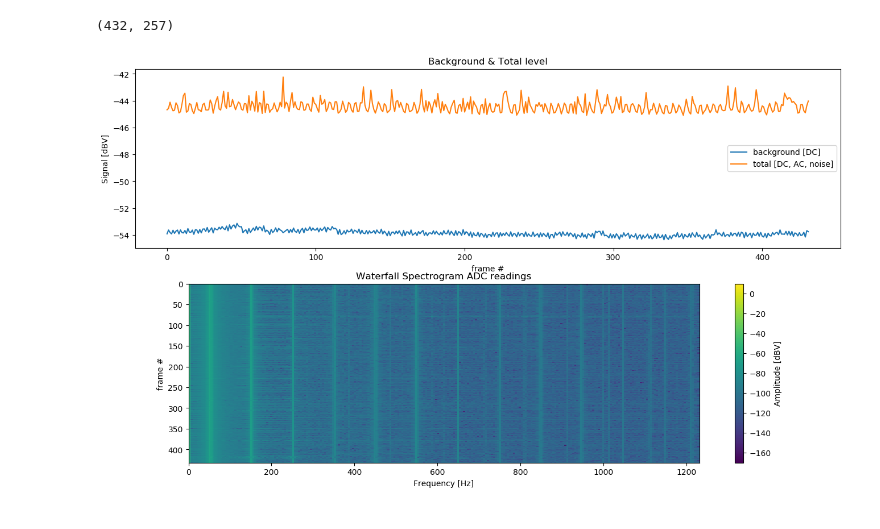
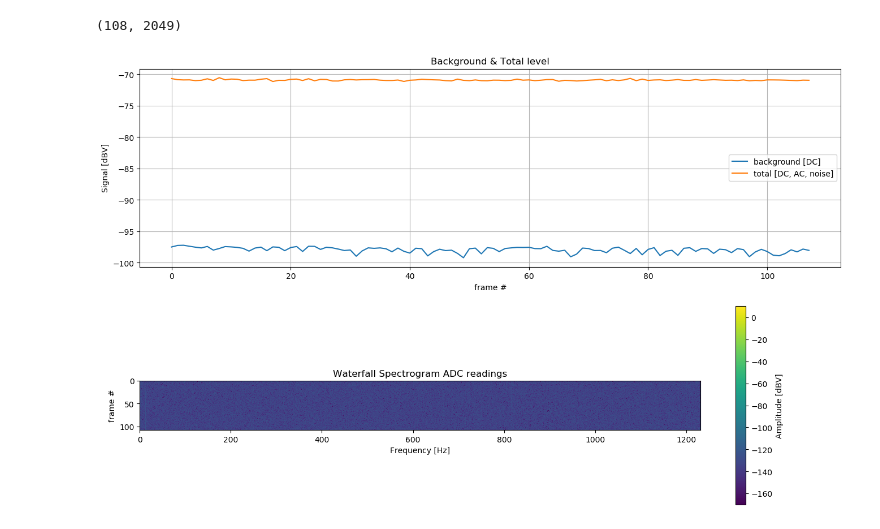
Before and after one commit to Habraken/WaveShare-ADS1256, a Jupyter notebook: data_analysis.ipynb, the cells around one changed output. Drawn from its saved outputs; the diff is of its cells as text; code cells hidden in the pictures.

```diff
--- a/data_analysis.ipynb
+++ b/data_analysis.ipynb
@@ -148,33 +197,37 @@ Peaks:
+# %%
+fft_points = (2 ** 12)
+#time_step  = 1./data_rate
+#bin_width  = 1/(data.size*time_step)
+bin_width = data_rate/fft_points
+freq_bins  = np.fft.rfftfreq(fft_points, d=1/data_rate)
+waterfall  = np.empty((int(data.size/fft_points),int(fft_points/2)+1))
+background = np.empty(int(data.size/fft_points))
+total      = np.empty(int(data.size/fft_points))
+print(waterfall.shape)
+for i in range(int(data.size/fft_points)):
+    waterfall[i,]   = 1/fft_points*np.abs(np.fft.rfft(data[i*fft_points:(i+1)*fft_points], norm='backward'))
+    waterfall[i,1:] = waterfall[i,1:] * 2
+    background[i]   = waterfall[i,0]
+    total[i]        = np.sum((waterfall[i,])*bin_width)
+# %% [output]
+(108, 2049)
 # %%
-
-fig, (axis1,axis2) = plt.subplots(2,1, figsize =(16, 9), facecolor=(1,1,1))
-fft_points = (2 ** 9)
-time_step  = 1./data_rate
-bin_width  = 1/(data.size*time_step)
-freq_bins  = np.fft.rfftfreq(fft_points, d=time_step)
-waterfall  = np.empty((int(data.size/fft_points),int(fft_points/2)+1))
-background = np.empty(int(data.size/fft_points))
-total      = np.empty(int(data.size/fft_points))
-print(waterfall.shape)
-for i in range(int(data.size/fft_points)):
-    waterfall[i,] = np.abs(np.fft.rfft(data[i*fft_points:(i+1)*fft_points], norm='forward'))
-    background[i] = waterfall[i,0]
-    total[i]      = np.sum(waterfall[i,])
+fig, (axis1,axis2) = plt.subplots(2,1, figsize =(16, 10), facecolor=(1,1,1))
 plot2 = axis2.imshow(20*np.log10(waterfall), extent=[np.min(freq_bins),np.max(freq_bins),int(data.size/fft_points),0], vmin=-170,vmax=10) # vmin=10e-5,vmax=10e1, norm=colors.Normalize()
 fig.colorbar(plot2, label='Amplitude [dBV]')
 axis2.set_ylabel('frame #')
 axis2.set_xlabel('Frequency [Hz]')
 axis2.set_title(r'Waterfall Spectrogram ADC readings')
 plot1 = axis1.plot(20*np.log10(background),'-', label='background [DC]')
 plot1 = axis1.plot(20*np.log10(total),'-',label='total [DC, AC, noise]')
 #axis1.set_ylim(-35,-20)
 #axis1.set_xlim(5100,5200)
+axis1.grid()
 axis1.set_ylabel('Signal [dBV]')
 axis1.set_xlabel('frame #')
 axis1.set_title(r'Background & Total level')
 axis1.legend()
 plt.savefig('waterfall.png', bbox_inches='tight')
 plt.show()
 # %% [output]
-(432, 257)
-[figure, old version]
+[figure, new version]
```
Also changed, not shown: parts of 15 cells of this notebook.
